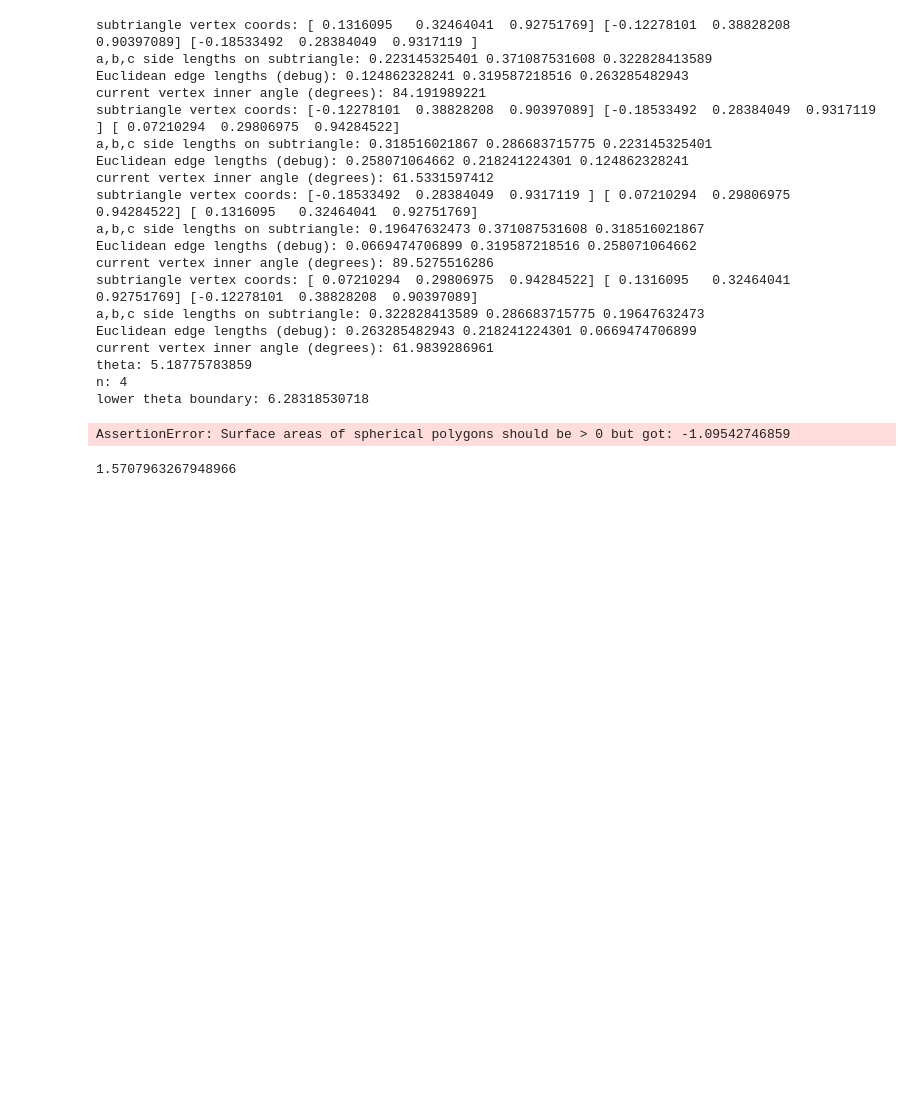
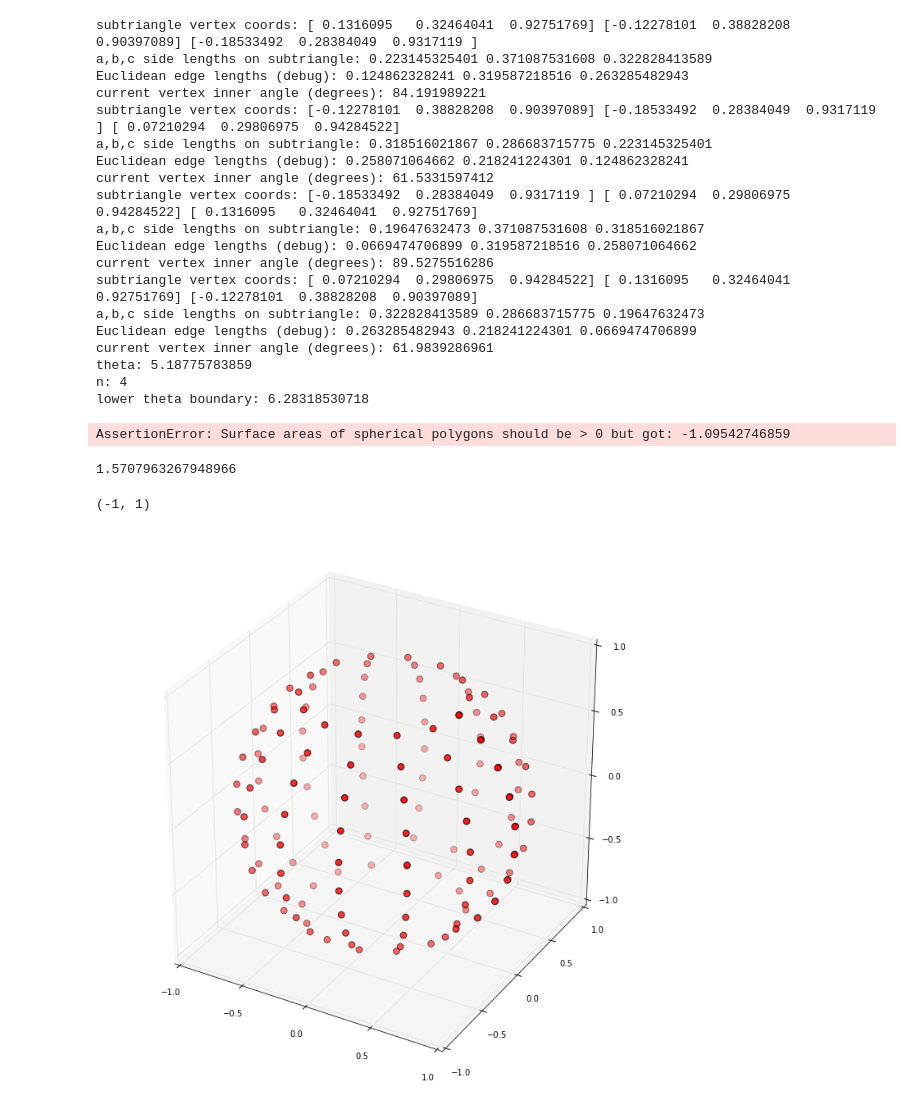
Before and after one commit to tylerjereddy/py_sphere_Voronoi, a Jupyter notebook: testing_spherical_Voronoi_code.ipynb, the cells around one changed output. Drawn from its saved outputs; the diff is of its cells as text; code cells hidden in the pictures; blank space fills up the shorter version.

```diff
--- a/testing_spherical_Voronoi_code.ipynb
+++ b/testing_spherical_Voronoi_code.ipynb
@@ -288,0 +289,22 @@ math.acos(numpy.dot(numpy.array([0,0,1]),numpy.array([1,0,0])))
+# %%
+unit_sphere_surface_area = 4 * math.pi
+circumdiameter = 2.0
+u, v = numpy.mgrid[0.01:2*numpy.pi:15j, 0.6:numpy.pi-0.6:10j]
+x=circumdiameter/2.0 * (numpy.cos(u)*numpy.sin(v))
+y=circumdiameter/2.0 * (numpy.sin(u)*numpy.sin(v))
+z=circumdiameter/2.0 * (numpy.cos(v))
+input_sphere_coordinate_array = numpy.zeros((150,3))
+input_sphere_coordinate_array[...,0] = x.ravel()
+input_sphere_coordinate_array[...,1] = y.ravel()
+input_sphere_coordinate_array[...,2] = z.ravel()
+# %%
+fig7 = plt.figure()
+fig7.set_size_inches(12,12)
+ax = fig7.add_subplot(111, projection='3d')
+ax.scatter(input_sphere_coordinate_array[...,0],input_sphere_coordinate_array[...,1],input_sphere_coordinate_array[...,2],c='red',s=60,linewidth=1.0,alpha=0.9)
+ax.set_xlim(-1,1)
+ax.set_ylim(-1,1)
+ax.set_zlim(-1,1)
+# %% [output]
+(-1, 1)
+[figure, added]
```
Also changed, not shown: parts of 5 cells of this notebook, 1 other file.
